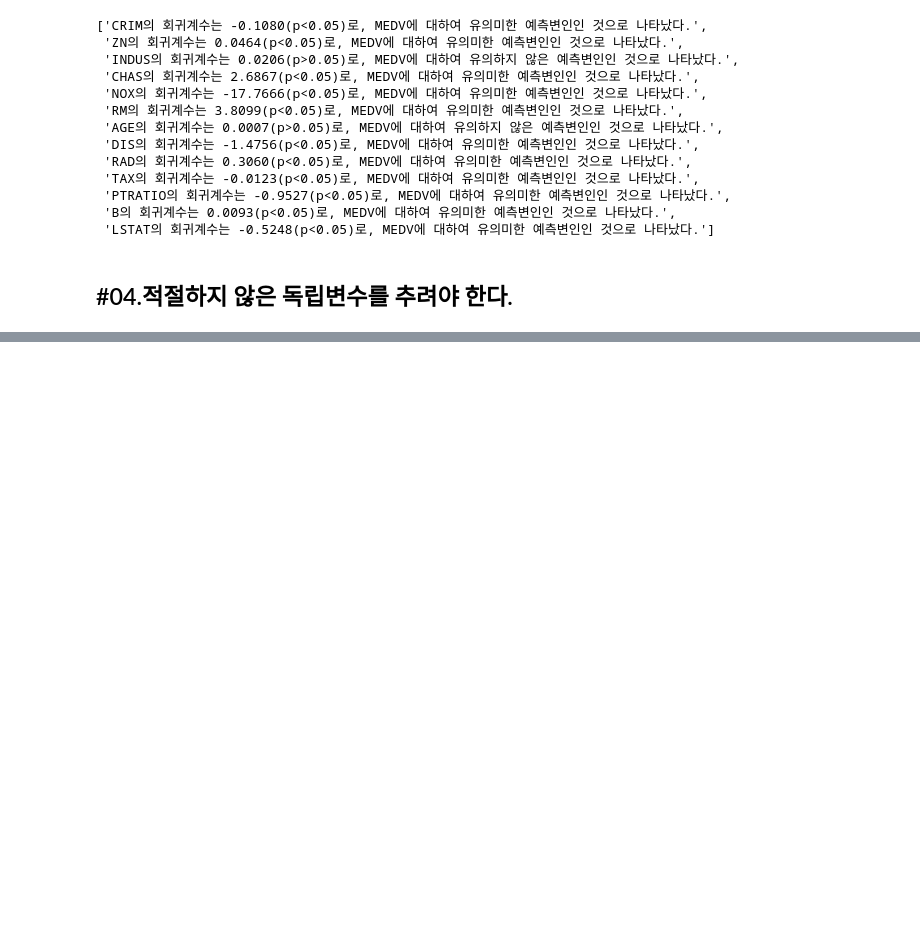
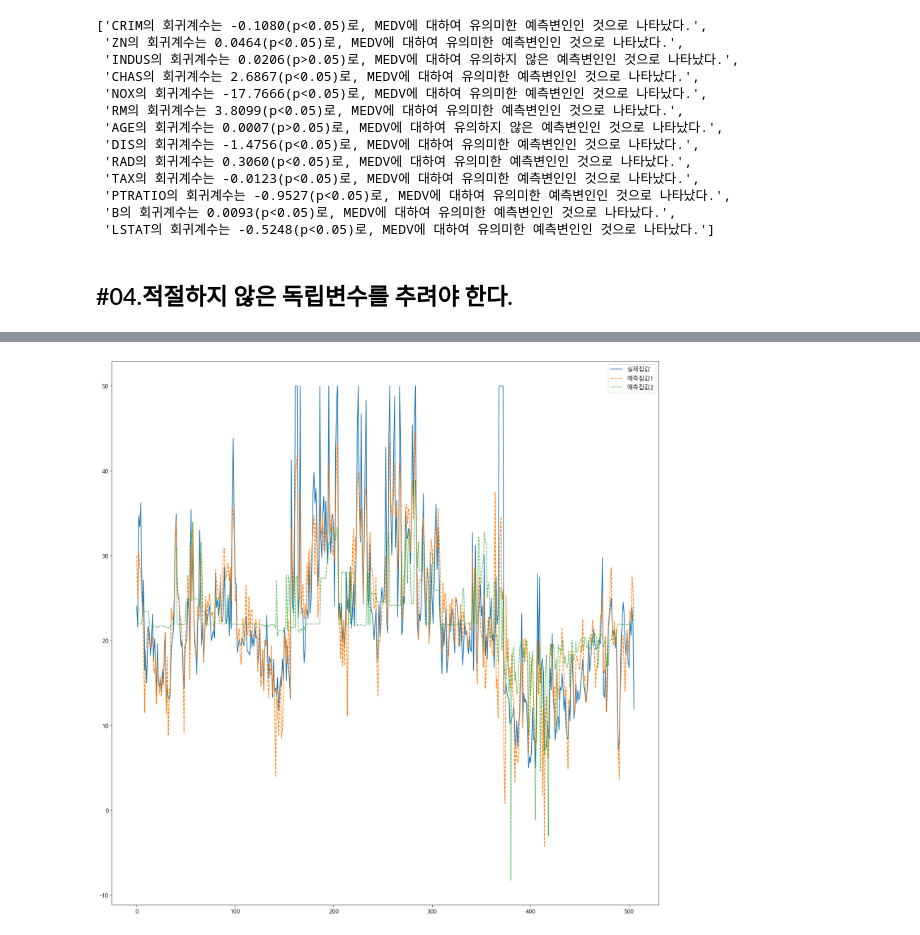
Before and after one commit to Jeeunun/Data_analysis_education_Closed, a Jupyter notebook: data_analysis/E.확증적_데이터_분석/04_회귀분석/05_다중선형회귀.ipynb, the cells around one changed output, grey strips where cells are left out. Saved outputs shown, nothing was run; the diff lists cells and outputs as text; code cells hidden in the pictures; blank space fills up the shorter version.

```diff
--- a/data_analysis/E.확증적_데이터_분석/04_회귀분석/05_다중선형회귀.ipynb
+++ b/data_analysis/E.확증적_데이터_분석/04_회귀분석/05_다중선형회귀.ipynb
@@ -194,0 +238,3 @@ varstr
+# %%
+실제집값 = df['MEDV']
+실제집값
@@ -194,0 +254,3 @@ varstr
+# %%
+result1 = fit.predict(df.filter(cls))
+result1
@@ -194,0 +270,3 @@ varstr
+# %%
+result2 = fit2.predict(df.filter(['CRIM','ZN','CHAS']))
+result2
@@ -194,0 +286,8 @@ varstr
+# %%
+result_df = DataFrame({
+    "실제집값":실제집값,
+    "예측집값1":result1,
+    "예측집값2":result2
+})
+
+result_df
@@ -194,0 +308,7 @@ varstr
+# %%
+plt.figure()
+sb.lineplot(data=result_df)
+plt.show()
+plt.close()
+# %% [output]
+[figure, added]
```
Also changed, not shown: parts of 24 cells of this notebook.
